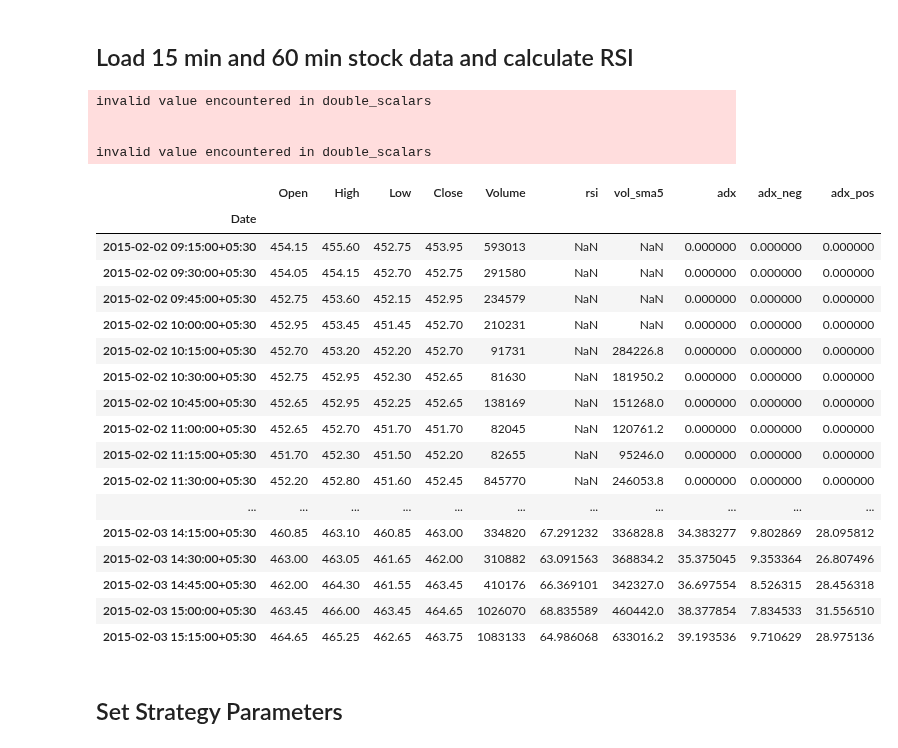
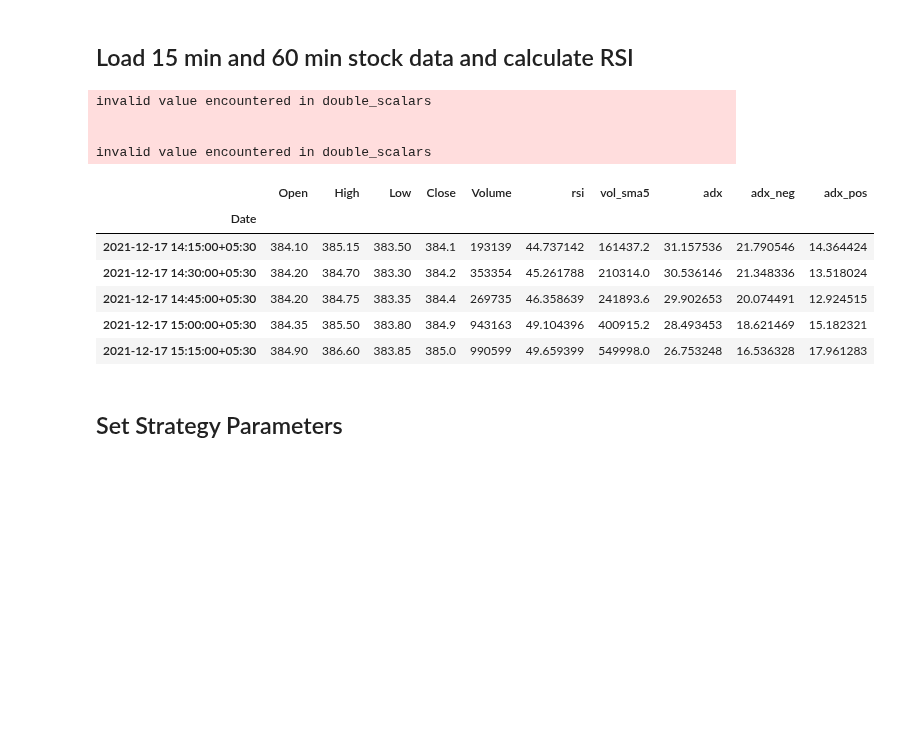
Before and after one commit to hbbtekademy/algo-trading, a Jupyter notebook: python/notebooks/strategies/rsi_strategy/RSIStrategy.ipynb, the cells around one changed output. Drawn from its saved outputs; the diff is of its cells as text; code cells hidden in the pictures; blank space fills up the shorter version.

```diff
--- a/python/notebooks/strategies/rsi_strategy/RSIStrategy.ipynb
+++ b/python/notebooks/strategies/rsi_strategy/RSIStrategy.ipynb
@@ -277,47 +291,36 @@ def generate_sell_signal_pnl(signal: Signal, df: pd.DataFrame, stop_gain: float)
 # %% [markdown]
 ## Load 15 min and 60 min stock data and calculate RSI
 # %%
-file_15min = '/content/RELIANCE-HIST.csv'
+file_15min = '/content/BPCL-HIST.csv'
 
 df_15min = pd.read_csv(file_15min, parse_dates=['Date'], index_col=['Date'])
 
 # Add RSI
 rsi = RSIIndicator(df_15min['Close']).rsi()
 df_15min = df_15min.assign(rsi=rsi.values)
 
 # Add Vol SMA 5
 vol_sma5 = df_15min['Volume'].rolling(5).mean()
 df_15min = df_15min.assign(vol_sma5=vol_sma5.values)
 
 # Add ADX
 ADX = ADXIndicator(high=df_15min['High'], low=df_15min['Low'], close=df_15min['Close'])
 df_15min = df_15min.assign(adx=ADX.adx().values)
 df_15min = df_15min.assign(adx_neg=ADX.adx_neg().values)
 df_15min = df_15min.assign(adx_pos=ADX.adx_pos().values)
-df_15min.head(50)
+df_15min.tail()
 # %% [output]
 invalid value encountered in double_scalars
 
 
 invalid value encountered in double_scalars
 |  | Open | High | Low | Close | Volume | rsi | vol_sma5 | adx | adx_neg | adx_pos |
 | Date |  |  |  |  |  |  |  |  |  |  |
-| 2015-02-02 09:15:00+05:30 | 454.15 | 455.60 | 452.75 | 453.95 | 593013 | NaN | NaN | 0.000000 | 0.000000 | 0.000000 |
-| 2015-02-02 09:30:00+05:30 | 454.05 | 454.15 | 452.70 | 452.75 | 291580 | NaN | NaN | 0.000000 | 0.000000 | 0.000000 |
-| 2015-02-02 09:45:00+05:30 | 452.75 | 453.60 | 452.15 | 452.95 | 234579 | NaN | NaN | 0.000000 | 0.000000 | 0.000000 |
-| 2015-02-02 10:00:00+05:30 | 452.95 | 453.45 | 451.45 | 452.70 | 210231 | NaN | NaN | 0.000000 | 0.000000 | 0.000000 |
-| 2015-02-02 10:15:00+05:30 | 452.70 | 453.20 | 452.20 | 452.70 | 91731 | NaN | 284226.8 | 0.000000 | 0.000000 | 0.000000 |
-| 2015-02-02 10:30:00+05:30 | 452.75 | 452.95 | 452.30 | 452.65 | 81630 | NaN | 181950.2 | 0.000000 | 0.000000 | 0.000000 |
-| 2015-02-02 10:45:00+05:30 | 452.65 | 452.95 | 452.25 | 452.65 | 138169 | NaN | 151268.0 | 0.000000 | 0.000000 | 0.000000 |
-| 2015-02-02 11:00:00+05:30 | 452.65 | 452.70 | 451.70 | 451.70 | 82045 | NaN | 120761.2 | 0.000000 | 0.000000 | 0.000000 |
-| 2015-02-02 11:15:00+05:30 | 451.70 | 452.30 | 451.50 | 452.20 | 82655 | NaN | 95246.0 | 0.000000 | 0.000000 | 0.000000 |
-| 2015-02-02 11:30:00+05:30 | 452.20 | 452.80 | 451.60 | 452.45 | 845770 | NaN | 246053.8 | 0.000000 | 0.000000 | 0.000000 |
-| ... | ... | ... | ... | ... | ... | ... | ... | ... | ... | ... |
-| 2015-02-03 14:15:00+05:30 | 460.85 | 463.10 | 460.85 | 463.00 | 334820 | 67.291232 | 336828.8 | 34.383277 | 9.802869 | 28.095812 |
-| 2015-02-03 14:30:00+05:30 | 463.00 | 463.05 | 461.65 | 462.00 | 310882 | 63.091563 | 368834.2 | 35.375045 | 9.353364 | 26.807496 |
-| 2015-02-03 14:45:00+05:30 | 462.00 | 464.30 | 461.55 | 463.45 | 410176 | 66.369101 | 342327.0 | 36.697554 | 8.526315 | 28.456318 |
-| 2015-02-03 15:00:00+05:30 | 463.45 | 466.00 | 463.45 | 464.65 | 1026070 | 68.835589 | 460442.0 | 38.377854 | 7.834533 | 31.556510 |
-| 2015-02-03 15:15:00+05:30 | 464.65 | 465.25 | 462.65 | 463.75 | 1083133 | 64.986068 | 633016.2 | 39.193536 | 9.710629 | 28.975136 |
+| 2021-12-17 14:15:00+05:30 | 384.10 | 385.15 | 383.50 | 384.1 | 193139 | 44.737142 | 161437.2 | 31.157536 | 21.790546 | 14.364424 |
+| 2021-12-17 14:30:00+05:30 | 384.20 | 384.70 | 383.30 | 384.2 | 353354 | 45.261788 | 210314.0 | 30.536146 | 21.348336 | 13.518024 |
+| 2021-12-17 14:45:00+05:30 | 384.20 | 384.75 | 383.35 | 384.4 | 269735 | 46.358639 | 241893.6 | 29.902653 | 20.074491 | 12.924515 |
+| 2021-12-17 15:00:00+05:30 | 384.35 | 385.50 | 383.80 | 384.9 | 943163 | 49.104396 | 400915.2 | 28.493453 | 18.621469 | 15.182321 |
+| 2021-12-17 15:15:00+05:30 | 384.90 | 386.60 | 383.85 | 385.0 | 990599 | 49.659399 | 549998.0 | 26.753248 | 16.536328 | 17.961283 |
 # %% [markdown]
 ## Set Strategy Parameters
 # %%
```
Also changed, not shown: parts of 10 cells of this notebook.
